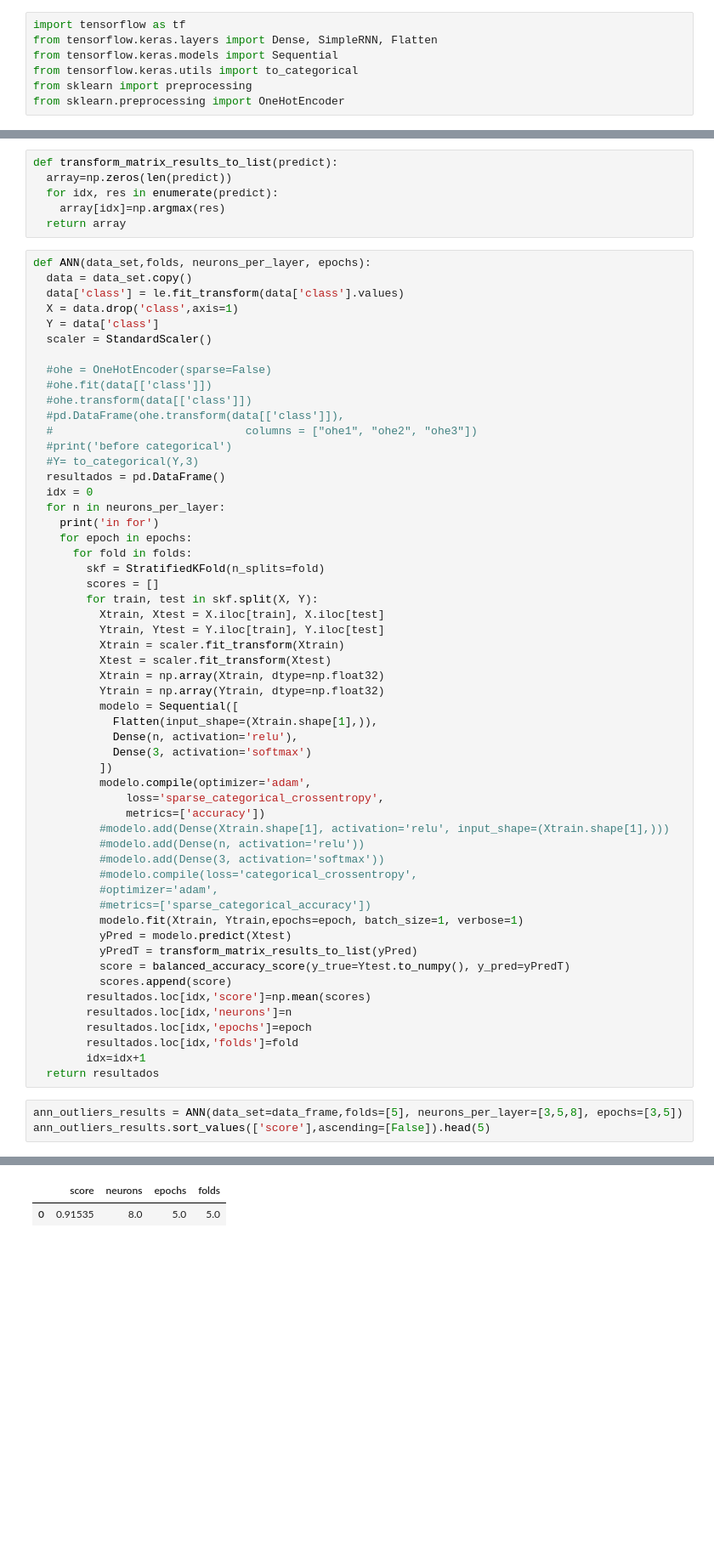
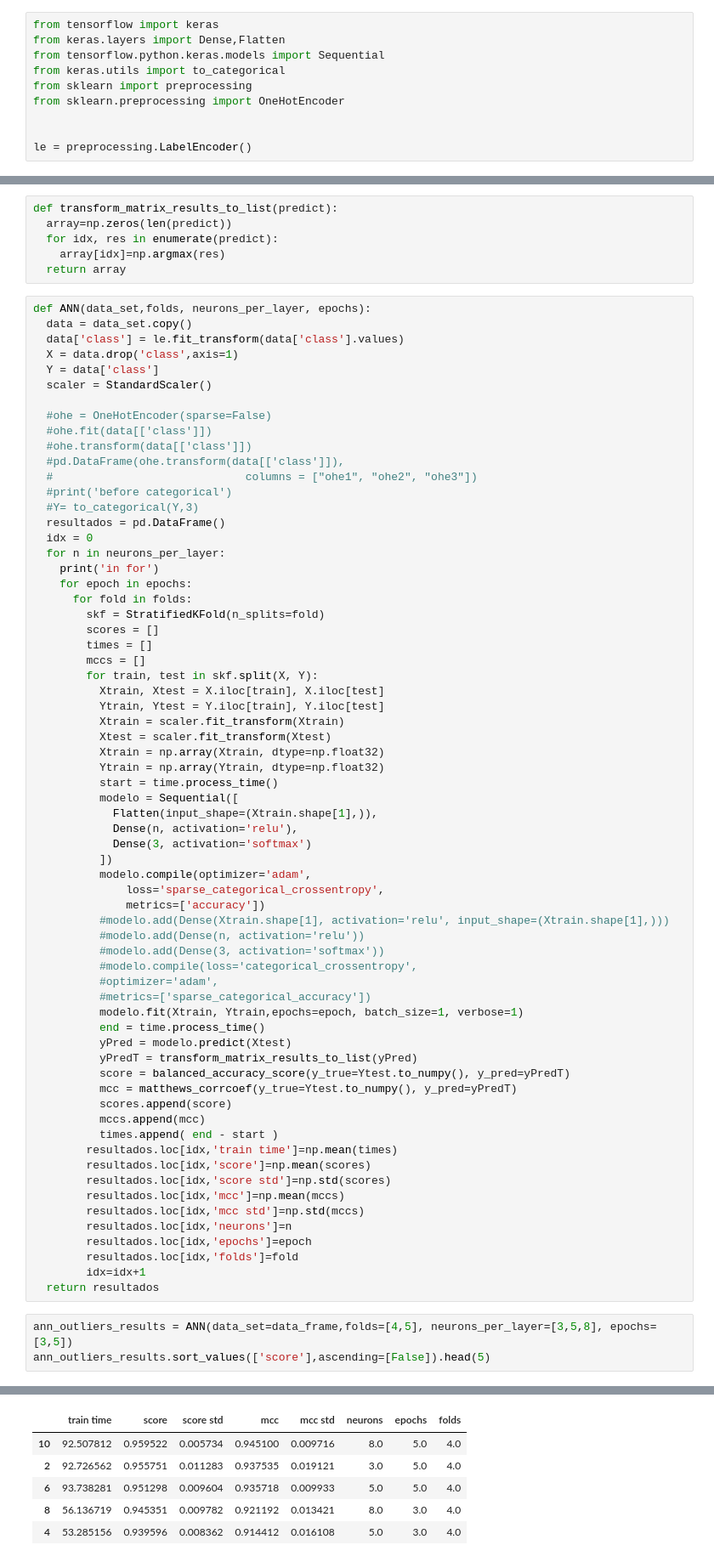
Before and after one commit to AlejandroMG1/celestial-body-clasification, a Jupyter notebook: Celestial_body_classification.ipynb, the cells around one changed output, grey strips where cells are left out. Shown at 85% size. Cells and saved outputs as stored; diff of their text form; blank space fills up the shorter version.

```diff
--- a/Celestial_body_classification.ipynb
+++ b/Celestial_body_classification.ipynb
@@ -519,9 +590,12 @@ KeyboardInterrupt: ignored
 # %% [markdown]
 #Redes Neuronales Artificiales
 # %%
-import tensorflow as tf
-from tensorflow.keras.layers import Dense, SimpleRNN, Flatten
-from tensorflow.keras.models import Sequential
-from tensorflow.keras.utils import to_categorical
+from tensorflow import keras
+from keras.layers import Dense,Flatten
+from tensorflow.python.keras.models import Sequential
+from keras.utils import to_categorical
 from sklearn import preprocessing
 from sklearn.preprocessing import OneHotEncoder
+
+
+le = preprocessing.LabelEncoder()
@@ -554,6 +650,8 @@ def ANN(data_set,folds, neurons_per_layer, epochs):
       for fold in folds:
         skf = StratifiedKFold(n_splits=fold)
         scores = []
+        times = []
+        mccs = []
         for train, test in skf.split(X, Y):
           Xtrain, Xtest = X.iloc[train], X.iloc[test]
           Ytrain, Ytest = Y.iloc[train], Y.iloc[test]
@@ -561,6 +659,7 @@ def ANN(data_set,folds, neurons_per_layer, epochs):
           Xtest = scaler.fit_transform(Xtest)
           Xtrain = np.array(Xtrain, dtype=np.float32)
           Ytrain = np.array(Ytrain, dtype=np.float32)
+          start = time.process_time()
           modelo = Sequential([
             Flatten(input_shape=(Xtrain.shape[1],)),
             Dense(n, activation='relu'),
@@ -576,18 +675,26 @@ def ANN(data_set,folds, neurons_per_layer, epochs):
           #optimizer='adam',
           #metrics=['sparse_categorical_accuracy'])
           modelo.fit(Xtrain, Ytrain,epochs=epoch, batch_size=1, verbose=1)
+          end = time.process_time()
           yPred = modelo.predict(Xtest)
           yPredT = transform_matrix_results_to_list(yPred)
           score = balanced_accuracy_score(y_true=Ytest.to_numpy(), y_pred=yPredT)
+          mcc = matthews_corrcoef(y_true=Ytest.to_numpy(), y_pred=yPredT)
           scores.append(score)
+          mccs.append(mcc)
+          times.append( end - start )
+        resultados.loc[idx,'train time']=np.mean(times)
         resultados.loc[idx,'score']=np.mean(scores)
+        resultados.loc[idx,'score std']=np.std(scores)
+        resultados.loc[idx,'mcc']=np.mean(mccs)
+        resultados.loc[idx,'mcc std']=np.std(mccs)
         resultados.loc[idx,'neurons']=n
         resultados.loc[idx,'epochs']=epoch
         resultados.loc[idx,'folds']=fold
         idx=idx+1
   return resultados
 # %%
-ann_outliers_results = ANN(data_set=data_frame,folds=[5], neurons_per_layer=[3,5,8], epochs=[3,5])
+ann_outliers_results = ANN(data_set=data_frame,folds=[4,5], neurons_per_layer=[3,5,8], epochs=[3,5])
 ann_outliers_results.sort_values(['score'],ascending=[False]).head(5)
 # %% [output]
 in for
@@ -610,2 +717,6 @@ Epoch 5/5
-|  | score | neurons | epochs | folds |
-| 0 | 0.91535 | 8.0 | 5.0 | 5.0 |
+|  | train time | score | score std | mcc | mcc std | neurons | epochs | folds |
+| 10 | 92.507812 | 0.959522 | 0.005734 | 0.945100 | 0.009716 | 8.0 | 5.0 | 4.0 |
+| 2 | 92.726562 | 0.955751 | 0.011283 | 0.937535 | 0.019121 | 3.0 | 5.0 | 4.0 |
+| 6 | 93.738281 | 0.951298 | 0.009604 | 0.935718 | 0.009933 | 5.0 | 5.0 | 4.0 |
+| 8 | 56.136719 | 0.945351 | 0.009782 | 0.921192 | 0.013421 | 8.0 | 3.0 | 4.0 |
+| 4 | 53.285156 | 0.939596 | 0.008362 | 0.914412 | 0.016108 | 5.0 | 3.0 | 4.0 |
```
Also changed, not shown: parts of 27 cells of this notebook.
